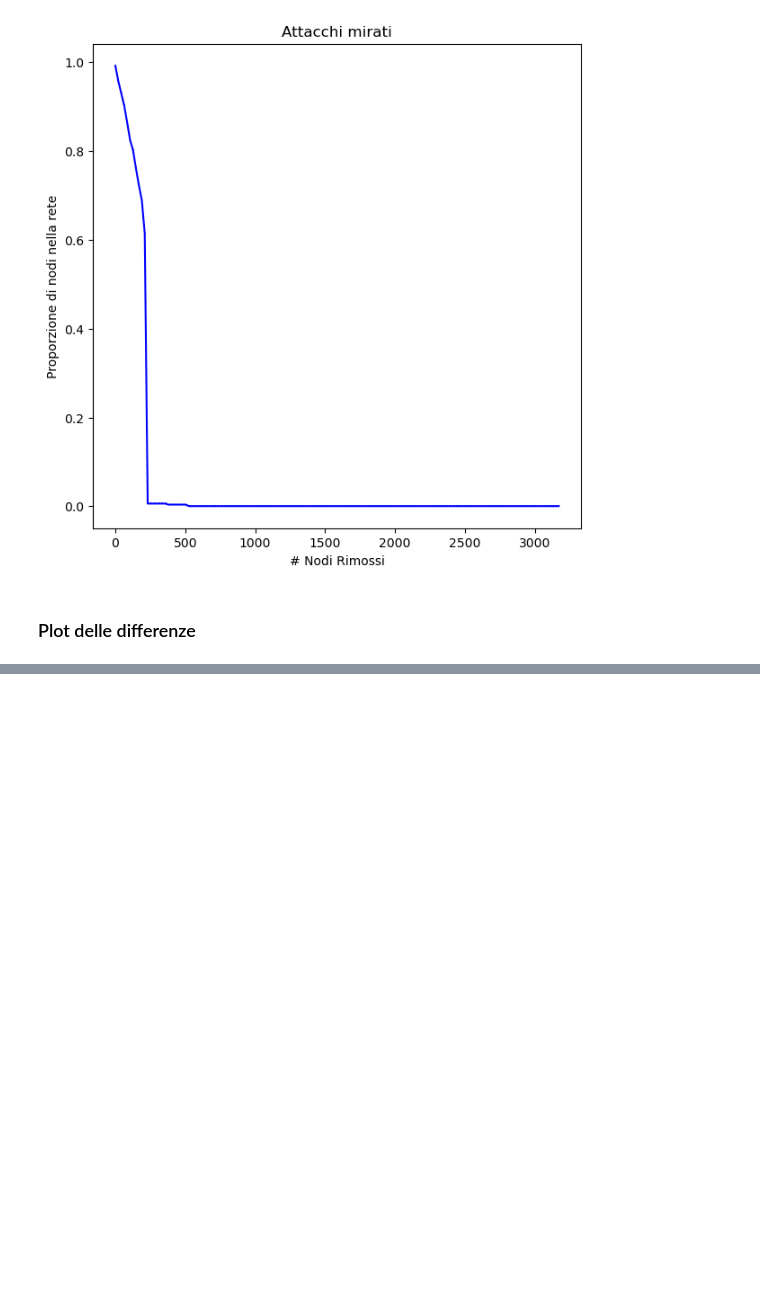
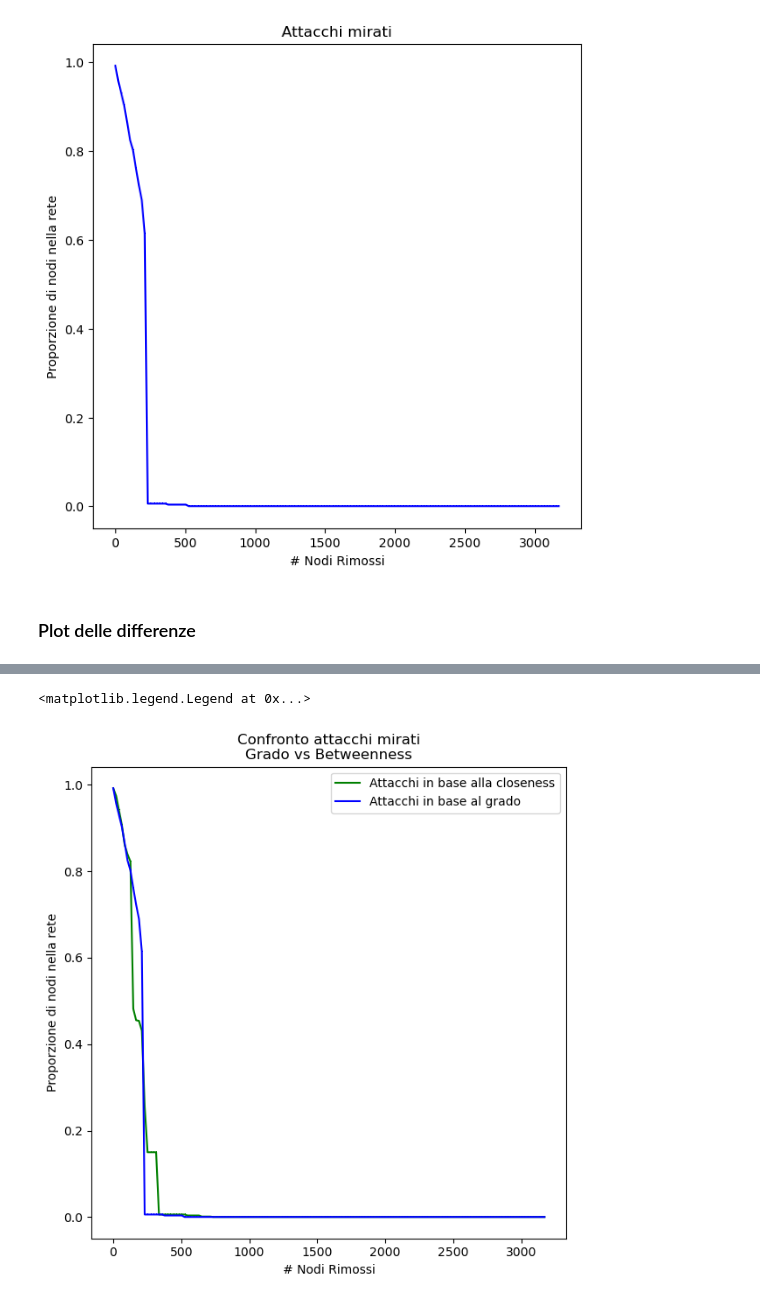
Before and after one commit to Rick8998/ProgettoNetworkScience, a Jupyter notebook: robustezza.ipynb, the cells around one changed output, grey strips where cells are left out. Saved outputs shown, nothing was run; the diff lists cells and outputs as text; code cells hidden in the pictures; blank space fills up the shorter version.

```diff
--- a/robustezza.ipynb
+++ b/robustezza.ipynb
@@ -119,0 +229,11 @@ plt.legend()
+# %%
+fig, ax = plt.subplots(figsize=(7, 7))
+plt.title('Confronto attacchi mirati\nGrado vs Betweenness')
+plt.xlabel('# Nodi Rimossi')
+plt.ylabel('Proporzione di nodi nella rete')
+plt.plot(num_nodes_removed_atk_cls, targeted_attack_core_proportions_cls, marker=',', color="green", label="Attacchi in base alla closeness")
+plt.plot(num_nodes_removed_atk, targeted_attack_core_proportions, marker=',', color="blue", label="Attacchi in base al grado")
+plt.legend()
+# %% [output]
+<matplotlib.legend.Legend at 0x...>
+[figure, added]
```
Also changed, not shown: parts of 10 cells of this notebook.
